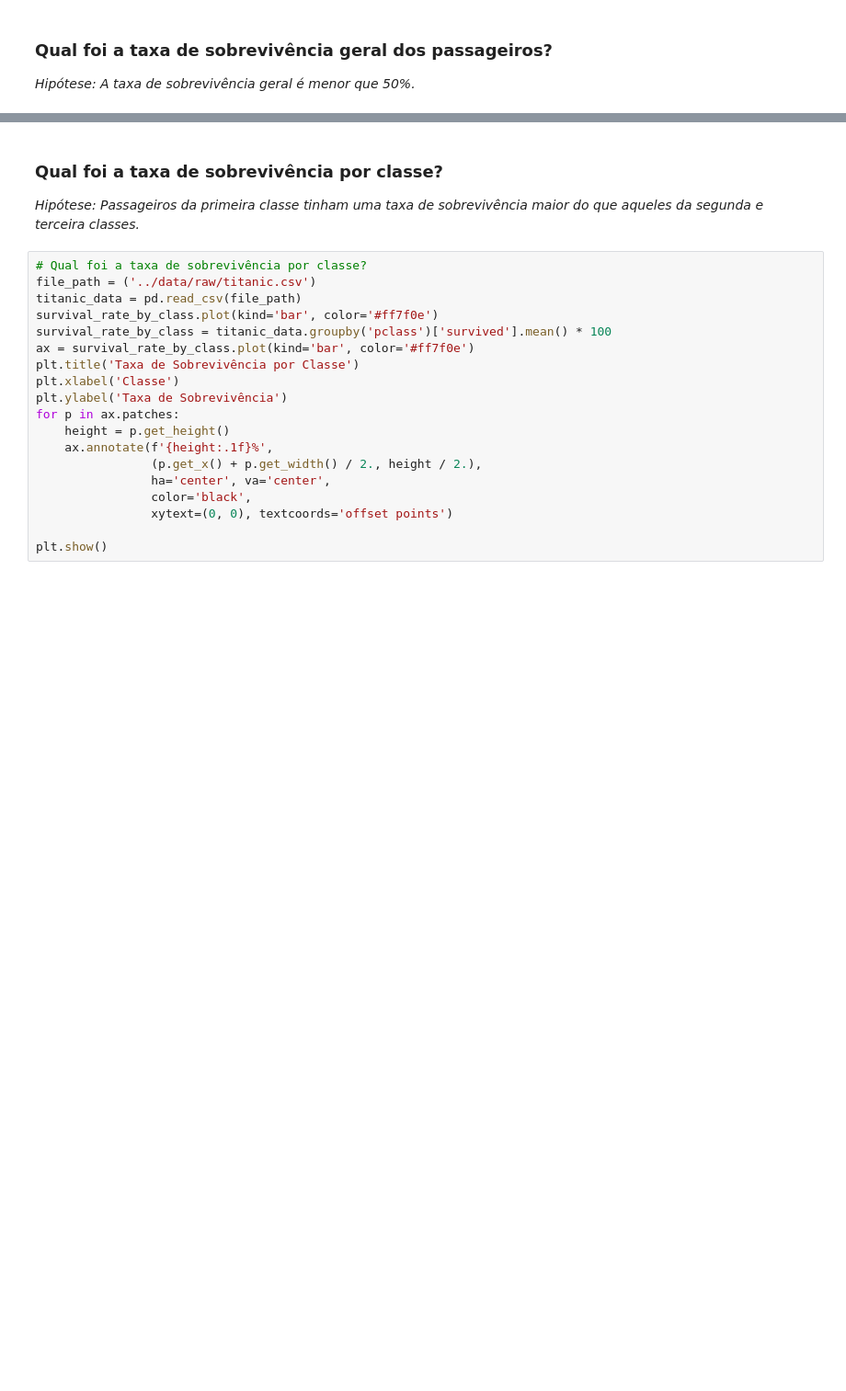
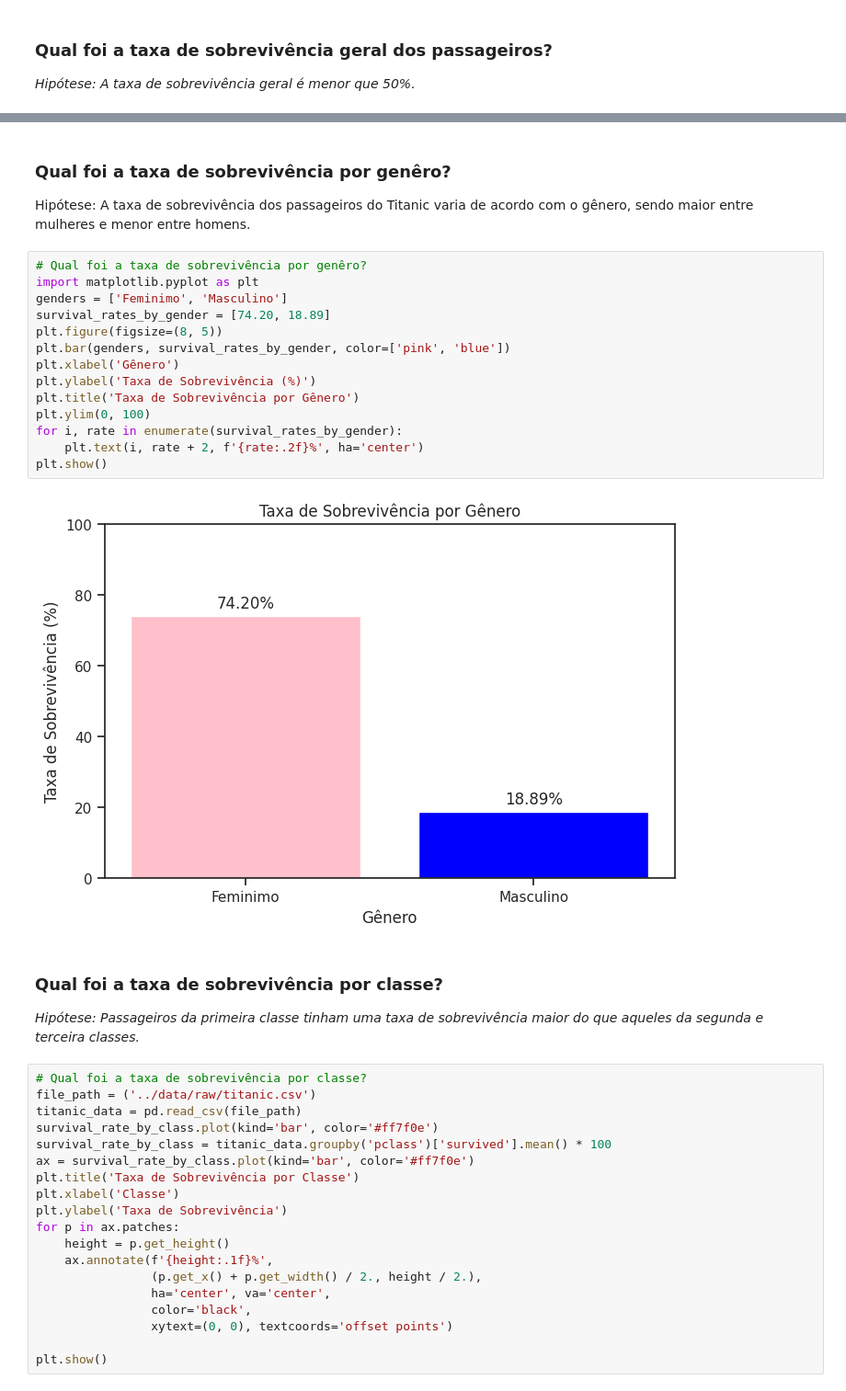
Before and after one commit to KesavaS2/Avanti-Bootcamp-cdd, a Jupyter notebook: notebooks/01-exploratory_data_analysis.ipynb, the cells around one changed output, grey strips where cells are left out. Shown: that part at 92% size. Cells and saved outputs as stored; diff of their text form; blank space fills up the shorter version.

```diff
--- a/notebooks/01-exploratory_data_analysis.ipynb
+++ b/notebooks/01-exploratory_data_analysis.ipynb
@@ -171,3 +208,23 @@ plt.show()
+# %% [markdown]
+### Qual foi a taxa de sobrevivência por genêro?
+
+Hipótese: A taxa de sobrevivência dos passageiros do Titanic varia de acordo com o gênero, sendo maior entre mulheres e menor entre homens.
+# %%
+# Qual foi a taxa de sobrevivência por genêro?
+import matplotlib.pyplot as plt
+genders = ['Feminimo', 'Masculino']
+survival_rates_by_gender = [74.20, 18.89]
+plt.figure(figsize=(8, 5))
+plt.bar(genders, survival_rates_by_gender, color=['pink', 'blue'])
+plt.xlabel('Gênero')
+plt.ylabel('Taxa de Sobrevivência (%)')
+plt.title('Taxa de Sobrevivência por Gênero')
+plt.ylim(0, 100)
+for i, rate in enumerate(survival_rates_by_gender):
+    plt.text(i, rate + 2, f'{rate:.2f}%', ha='center')
+plt.show()
+# %% [output]
+[figure, added]
 # %% [markdown]
 ### Qual foi a taxa de sobrevivência por classe?
 
```
Also changed, not shown: parts of 10 cells of this notebook.
